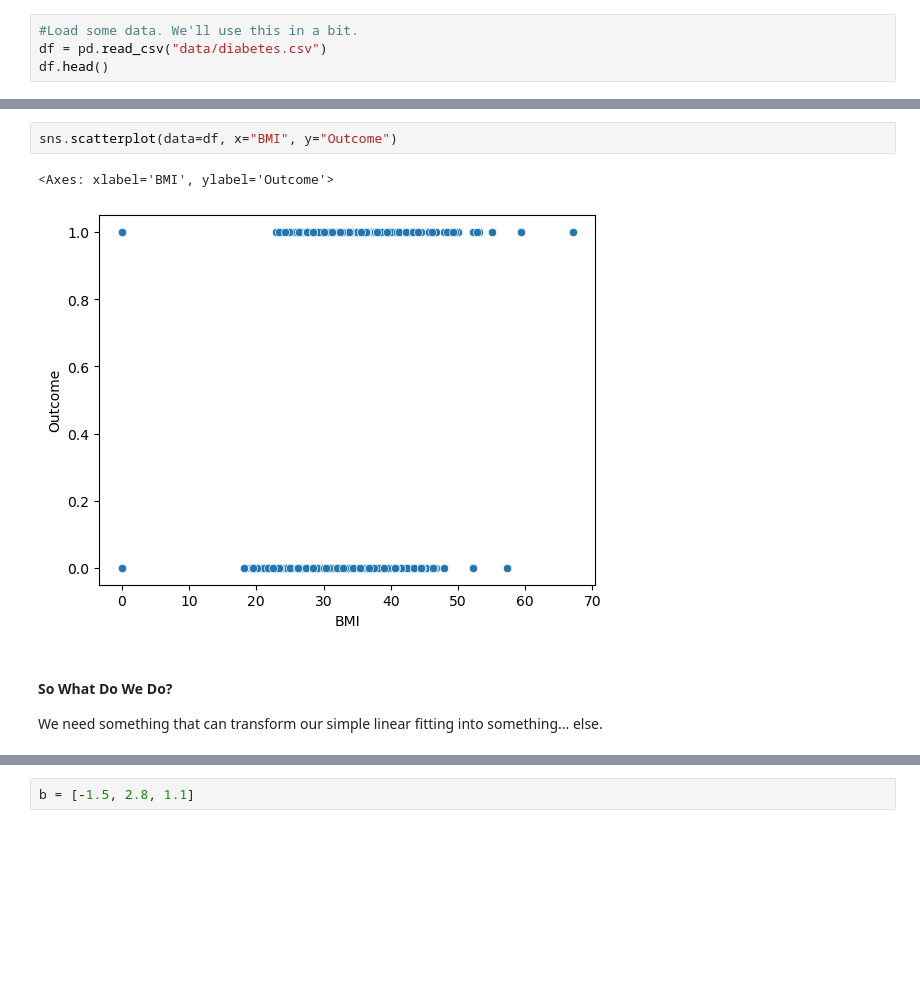
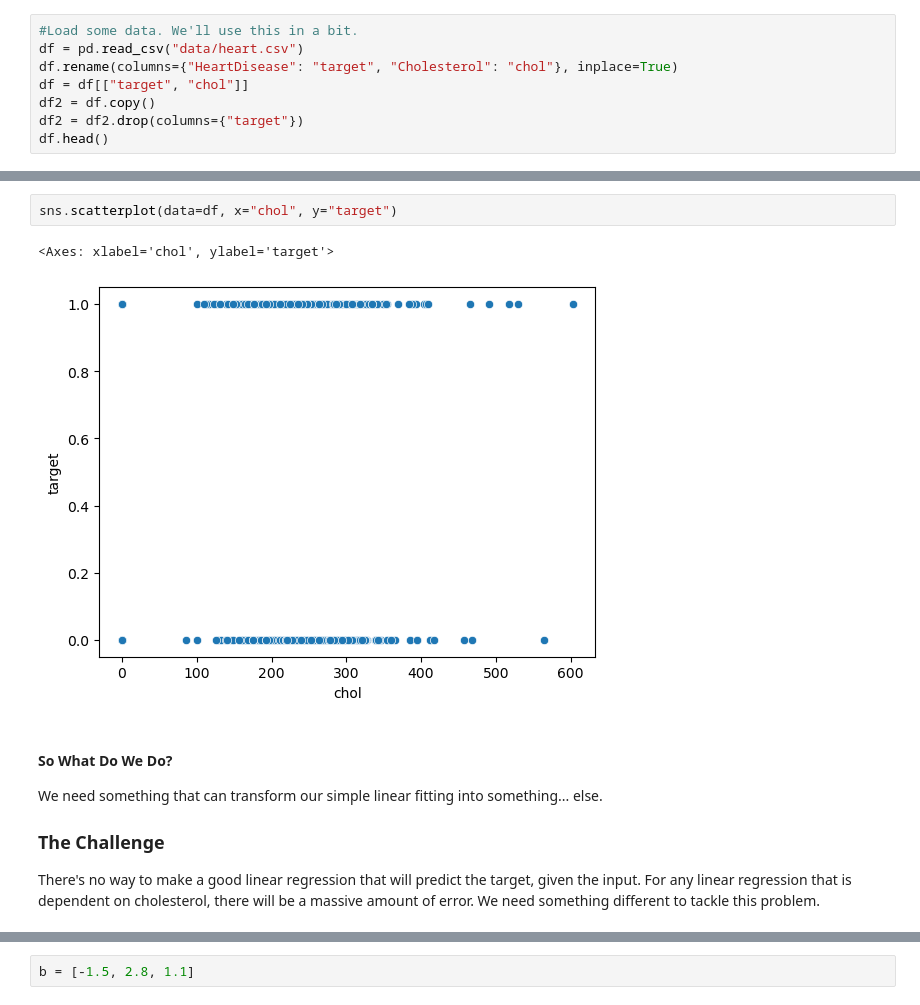
Before and after one commit to AkeemSemperDataScience/Basic_Stats_in_Python_Student_Repository, a Jupyter notebook: 025_Logistic_Reg_sol.ipynb, the cells around one changed output, grey strips where cells are left out. Cells and saved outputs as stored; diff of their text form; blank space fills up the shorter version.

```diff
--- a/025_Logistic_Reg_sol.ipynb
+++ b/025_Logistic_Reg_sol.ipynb
@@ -13,5 +38,9 @@ from sklearn.model_selection import train_test_split
 # %%
 #Load some data. We'll use this in a bit.
-df = pd.read_csv("data/diabetes.csv")
+df = pd.read_csv("data/heart.csv")
+df.rename(columns={"HeartDisease": "target", "Cholesterol": "chol"}, inplace=True)
+df = df[["target", "chol"]]
+df2 = df.copy()
+df2 = df2.drop(columns={"target"})
 df.head()
 # %% [output]
@@ -49,9 +53,13 @@ If we plot a simple 2 varaible problem, just like we did in linear regression, w
 # %%
-sns.scatterplot(data=df, x="BMI", y="Outcome")
+sns.scatterplot(data=df, x="chol", y="target")
 # %% [output]
-<Axes: xlabel='BMI', ylabel='Outcome'>
+<Axes: xlabel='chol', ylabel='target'>
-[figure, old version]
+[figure, new version]
 # %% [markdown]
 #### So What Do We Do?
 
 We need something that can transform our simple linear fitting into something... else.
+
+### The Challenge
+
+There's no way to make a good linear regression that will predict the target, given the input. For any linear regression that is dependent on cholesterol, there will be a massive amount of error. We need something different to tackle this problem.
```
Also changed, not shown: parts of 36 cells of this notebook, 22 other files.
